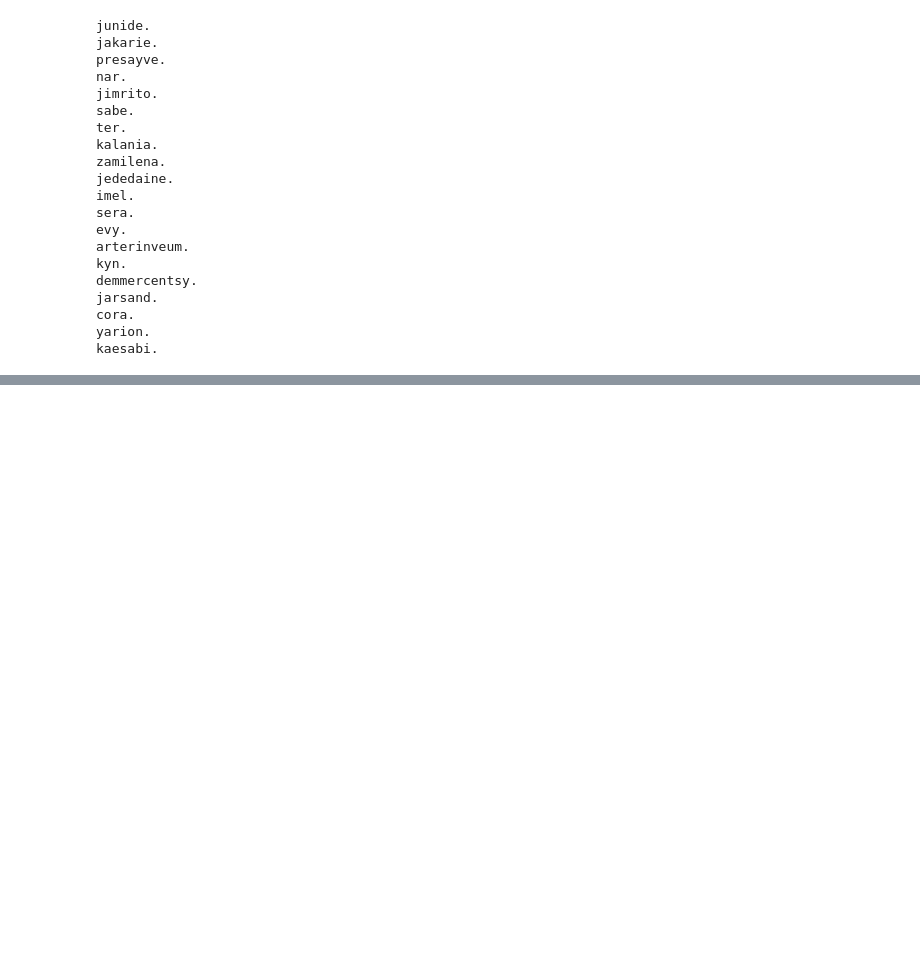
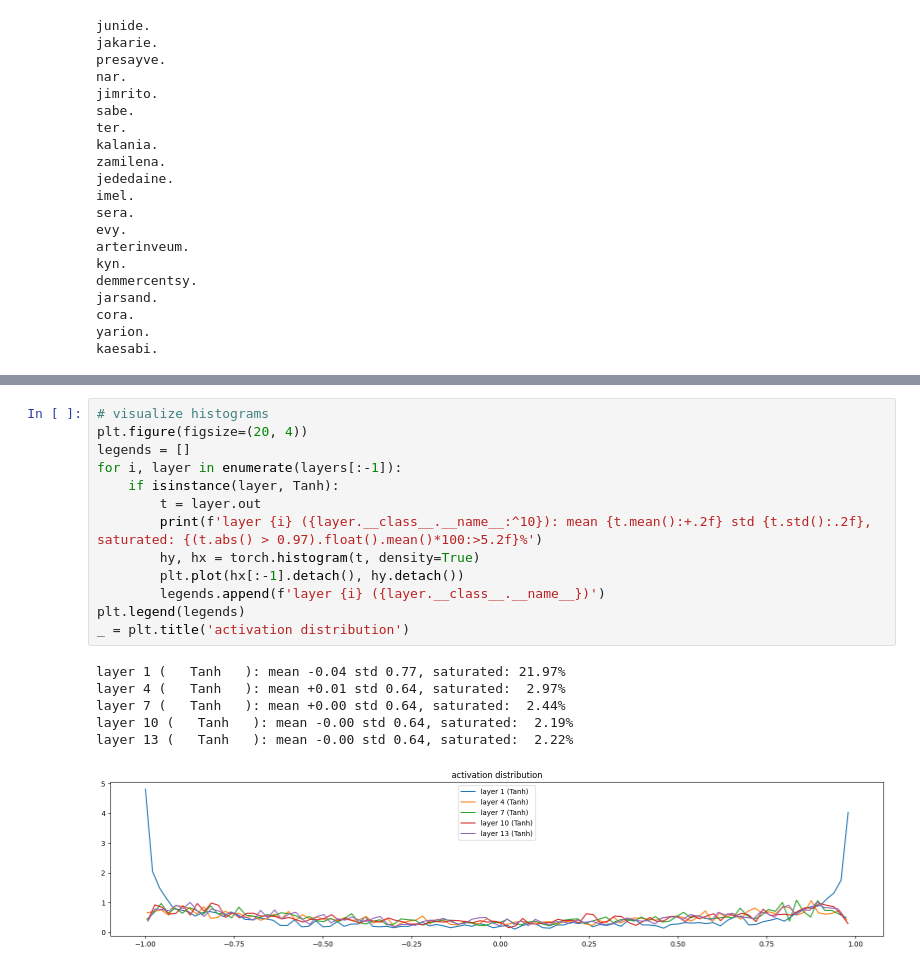
Before and after one commit to peluche/makemore, a Jupyter notebook: makemore3.ipynb, the cells around one changed output, grey strips where cells are left out. Saved outputs shown, nothing was run; the diff lists cells and outputs as text; blank space fills up the shorter version.

Commit message:
makemore3: PyTorchify the code and diagnostic graphs

```diff
--- a/makemore3.ipynb
+++ b/makemore3.ipynb
@@ -495,0 +626,20 @@ kaesabi.
+# %%
+# visualize histograms
+plt.figure(figsize=(20, 4))
+legends = []
+for i, layer in enumerate(layers[:-1]):
+    if isinstance(layer, Tanh):
+        t = layer.out
+        print(f'layer {i} ({layer.__class__.__name__:^10}): mean {t.mean():+.2f} std {t.std():.2f}, saturated: {(t.abs() > 0.97).float().mean()*100:>5.2f}%')
+        hy, hx = torch.histogram(t, density=True)
+        plt.plot(hx[:-1].detach(), hy.detach())
+        legends.append(f'layer {i} ({layer.__class__.__name__})')
+plt.legend(legends)
+_ = plt.title('activation distribution')
+# %% [output]
+layer 1 (   Tanh   ): mean -0.04 std 0.77, saturated: 21.97%
+layer 4 (   Tanh   ): mean +0.01 std 0.64, saturated:  2.97%
+layer 7 (   Tanh   ): mean +0.00 std 0.64, saturated:  2.44%
+layer 10 (   Tanh   ): mean -0.00 std 0.64, saturated:  2.19%
+layer 13 (   Tanh   ): mean -0.00 std 0.64, saturated:  2.22%
+[figure, added]
```
Also changed, not shown: parts of 6 cells of this notebook.
